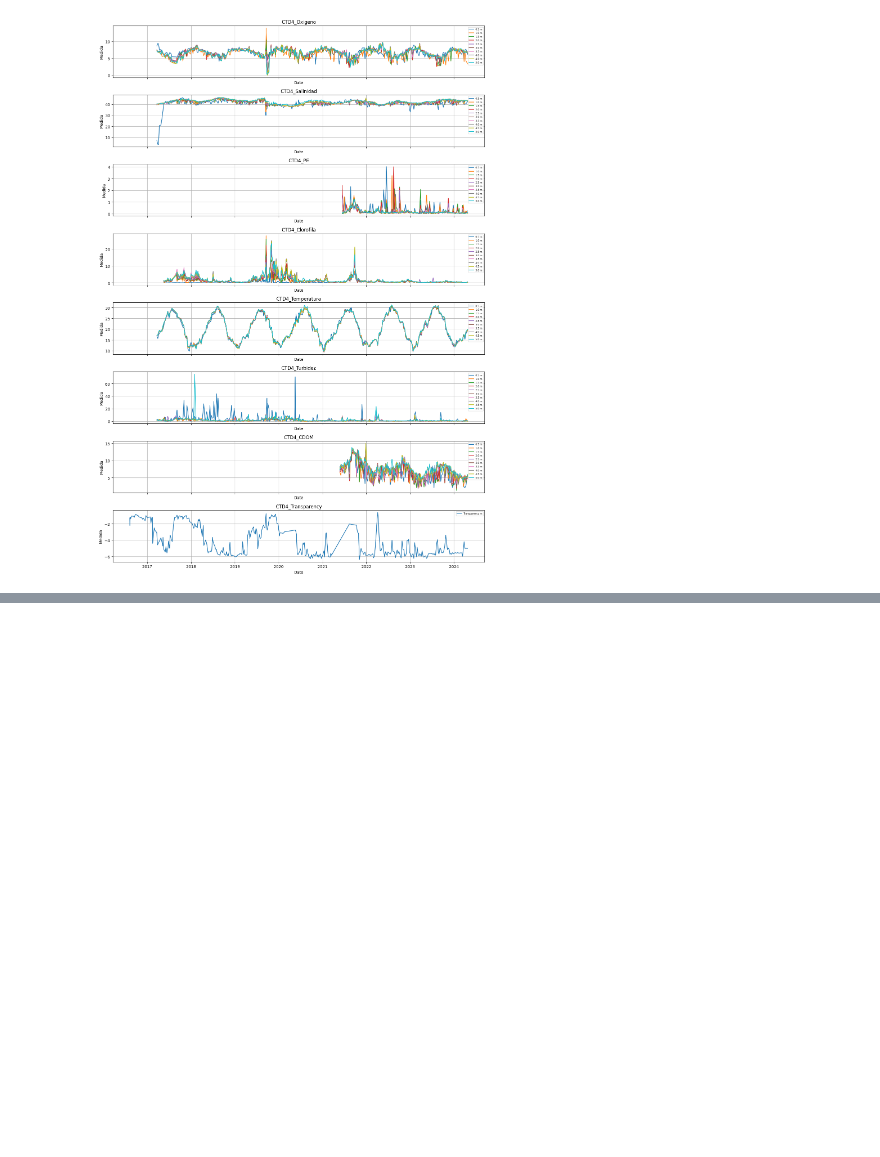
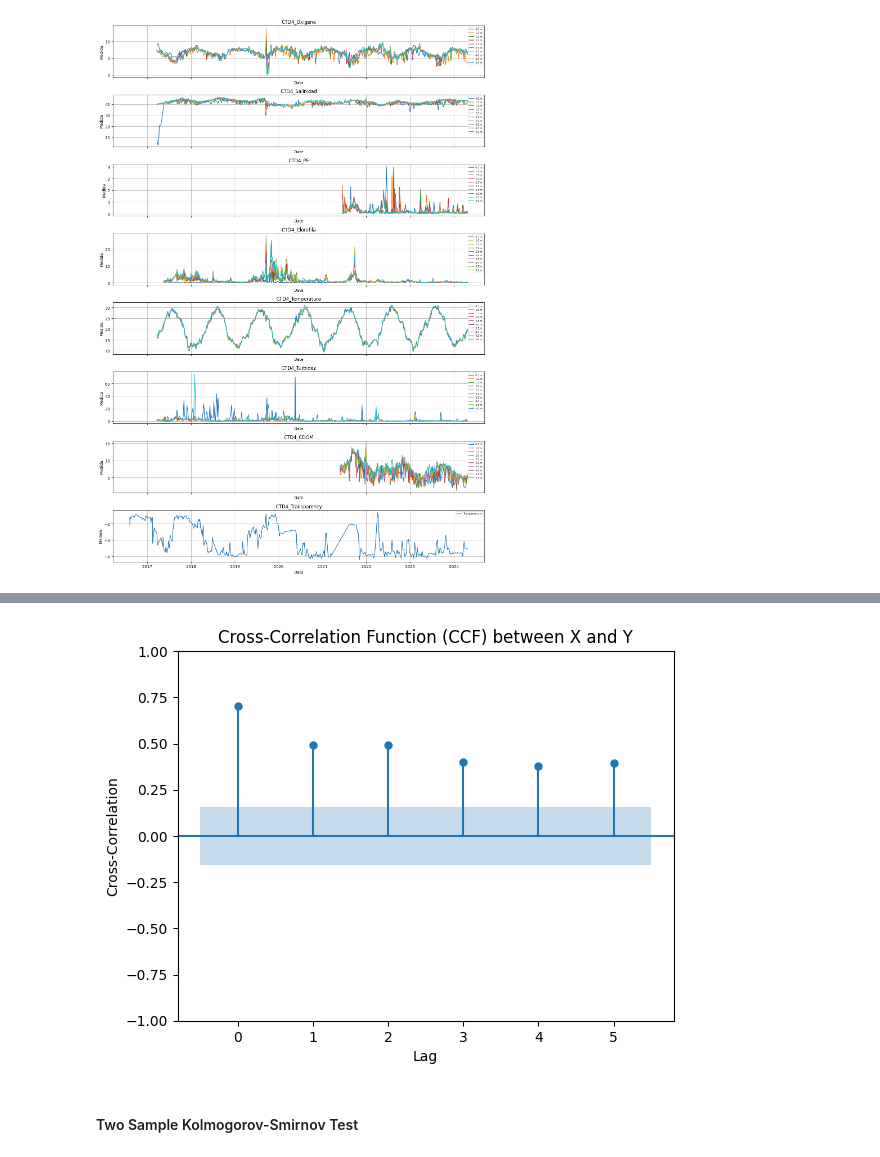
Before and after one commit to Antonio-MI/mar-menor-chl, a Jupyter notebook: DatosBoyas.ipynb, the cells around one changed output, grey strips where cells are left out. Saved outputs shown, nothing was run; the diff lists cells and outputs as text; code cells hidden in the pictures; blank space fills up the shorter version.

```diff
--- a/DatosBoyas.ipynb
+++ b/DatosBoyas.ipynb
@@ -66,0 +139,10 @@ Además de dejar una única medida, si se puede, de cada parámetro, guardar tam
+# %%
+plot_ccf(CTD4_CDOM['0.5'], CTD4_CDOM['1.0'], lags=5)
+plt.xlabel('Lag')
+plt.ylabel('Cross-Correlation')
+plt.title('Cross-Correlation Function (CCF) between X and Y')
+plt.show()
+# %% [output]
+[figure, added]
+# %% [markdown]
+#### Two Sample Kolmogorov-Smirnov Test
```
Also changed, not shown: parts of 17 cells of this notebook.
